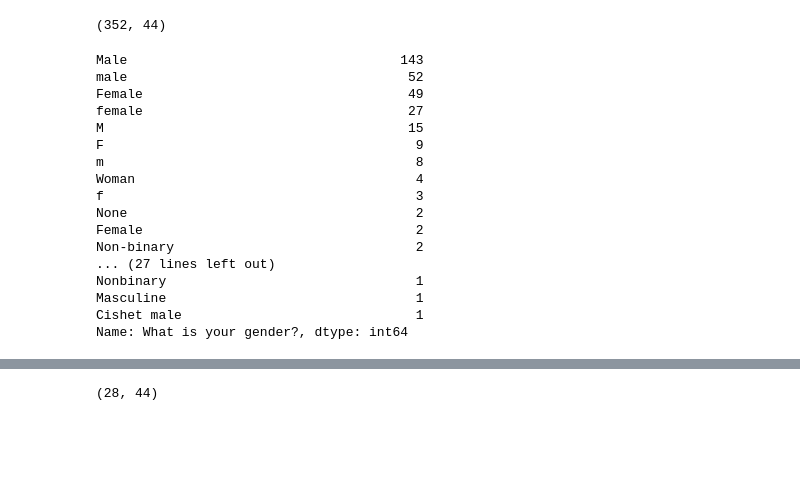
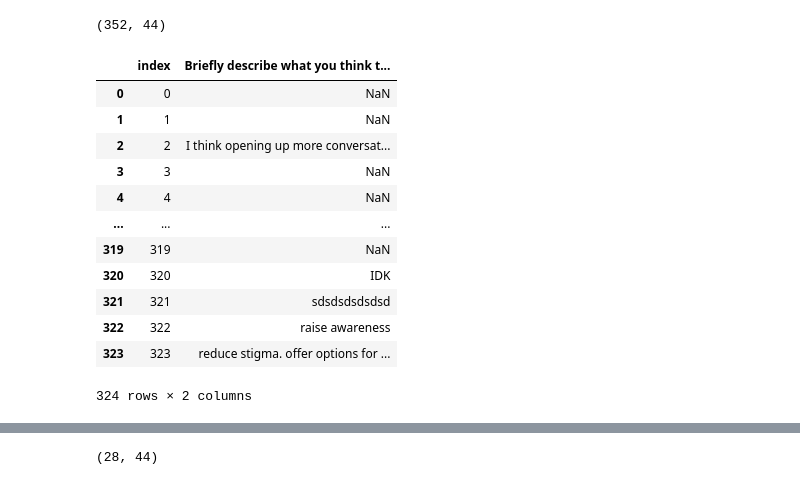
Before and after one commit to kgereb/mental-health-tech, a Jupyter notebook: tech_ment_health.ipynb, the cells around one changed output, grey strips where cells are left out. Saved outputs shown, nothing was run; the diff lists cells and outputs as text; code cells hidden in the pictures; blank space fills up the shorter version.

```diff
--- a/tech_ment_health.ipynb
+++ b/tech_ment_health.ipynb
@@ -123,26 +123,22 @@ short_survey_df = survey_df[columns]
 short_survey_df.shape
 # %% [output]
 (352, 44)
-# %%
-short_survey_df['What is your gender?'].value_counts()
-# %% [output]
-Male                                   143
-male                                    52
-Female                                  49
-female                                  27
-M                                       15
-F                                        9
-m                                        8
-Woman                                    4
-f                                        3
-None                                     2
-Female                                   2
-Non-binary                               2
-... (27 lines left out)
-Nonbinary                                1
-Masculine                                1
-Cishet male                              1
-Name: What is your gender?, dtype: int64
+# %%
+short_survey_df['Briefly describe what you think the industry as a whole and/or employers could do to improve mental health support for employees.'].reset_index()
+# %% [output]
+|  | index | Briefly describe what you think t... |
+| 0 | 0 | NaN |
+| 1 | 1 | NaN |
+| 2 | 2 | I think opening up more conversat... |
+| 3 | 3 | NaN |
+| 4 | 4 | NaN |
+| ... | ... | ... |
+| 319 | 319 | NaN |
+| 320 | 320 | IDK |
+| 321 | 321 | sdsdsdsdsdsd |
+| 322 | 322 | raise awareness |
+| 323 | 323 | reduce stigma. offer options for ... |
+324 rows × 2 columns
 # %%
 basic_list = ['male', 'female']
 column_main = 'What is your gender?'
```
Also changed, not shown: parts of 39 cells of this notebook.
